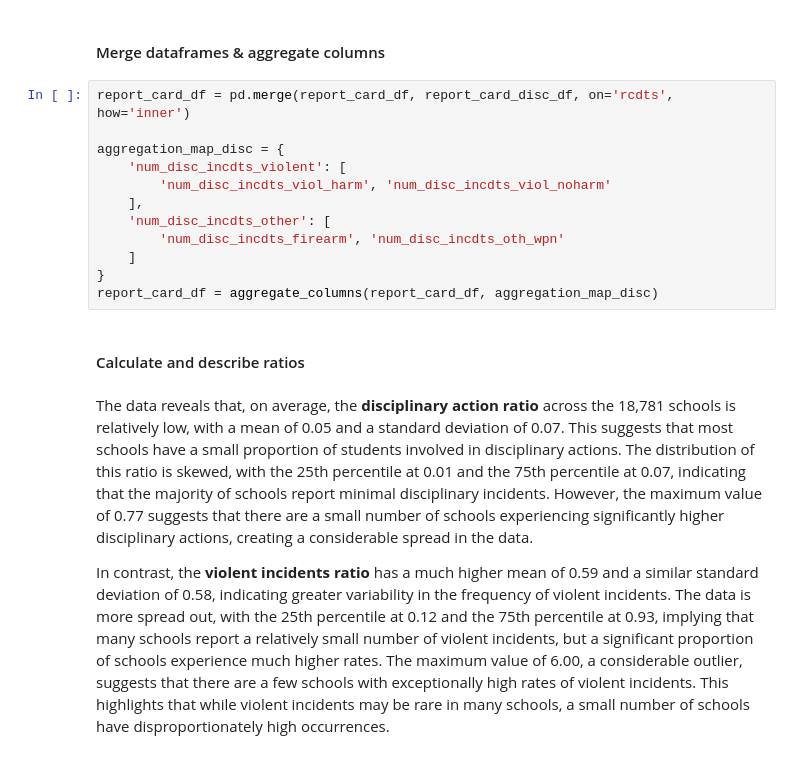
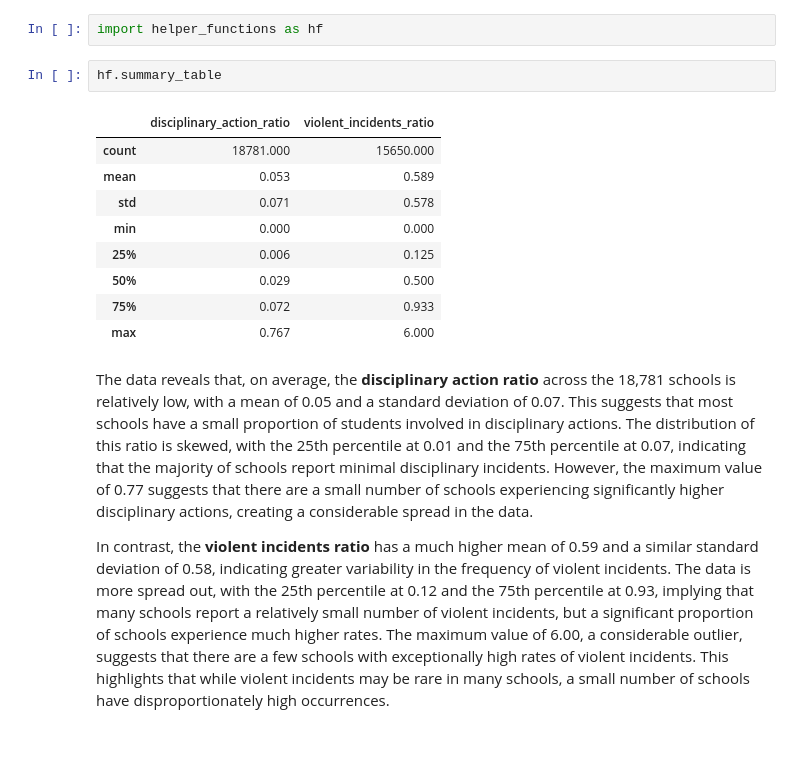
Before and after one commit to parliamentdata/rssi_discipline_analysis, a Jupyter notebook: discipline_analysis.ipynb, the cells around one changed output. Cells and saved outputs as stored; diff of their text form.

```diff
--- a/discipline_analysis.ipynb
+++ b/discipline_analysis.ipynb
@@ -264,19 +1,17 @@ rssi_cohorts_df = load_data(engine, RSSI_COHORTS_QUERY)
-# %% [markdown]
-#### Merge dataframes & aggregate columns
-# %%
-report_card_df = pd.merge(report_card_df, report_card_disc_df, on='rcdts', how='inner')
-
-aggregation_map_disc = {
-    'num_disc_incdts_violent': [
-        'num_disc_incdts_viol_harm', 'num_disc_incdts_viol_noharm'
-    ],
-    'num_disc_incdts_other': [
-        'num_disc_incdts_firearm', 'num_disc_incdts_oth_wpn'
-    ]
-}
-report_card_df = aggregate_columns(report_card_df, aggregation_map_disc)
-# %% [markdown]
-#### Calculate and describe ratios
+# %%
+import helper_functions as hf
+# %%
+hf.summary_table
+# %% [output]
+|  | disciplinary_action_ratio | violent_incidents_ratio |
+| count | 18781.000 | 15650.000 |
+| mean | 0.053 | 0.589 |
+| std | 0.071 | 0.578 |
+| min | 0.000 | 0.000 |
+| 25% | 0.006 | 0.125 |
+| 50% | 0.029 | 0.500 |
+| 75% | 0.072 | 0.933 |
+| max | 0.767 | 6.000 |
 # %% [markdown]
 The data reveals that, on average, the **disciplinary action ratio** across the 18,781 schools is relatively low, with a mean of 0.05 and a standard deviation of 0.07. This suggests that most schools have a small proportion of students involved in disciplinary actions. The distribution of this ratio is skewed, with the 25th percentile at 0.01 and the 75th percentile at 0.07, indicating that the majority of schools report minimal disciplinary incidents. However, the maximum value of 0.77 suggests that there are a small number of schools experiencing significantly higher disciplinary actions, creating a considerable spread in the data.
 
```
Also changed, not shown: parts of 32 cells of this notebook, 1 other file.
